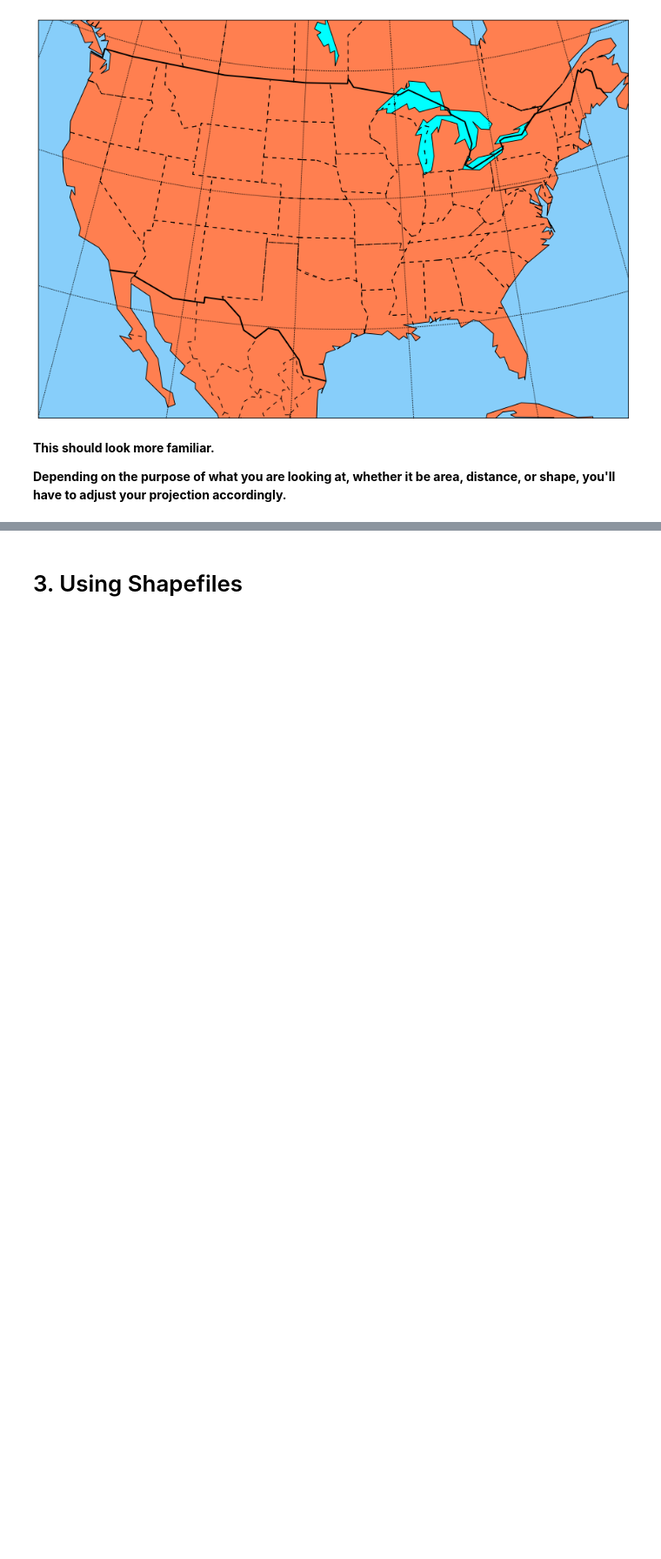
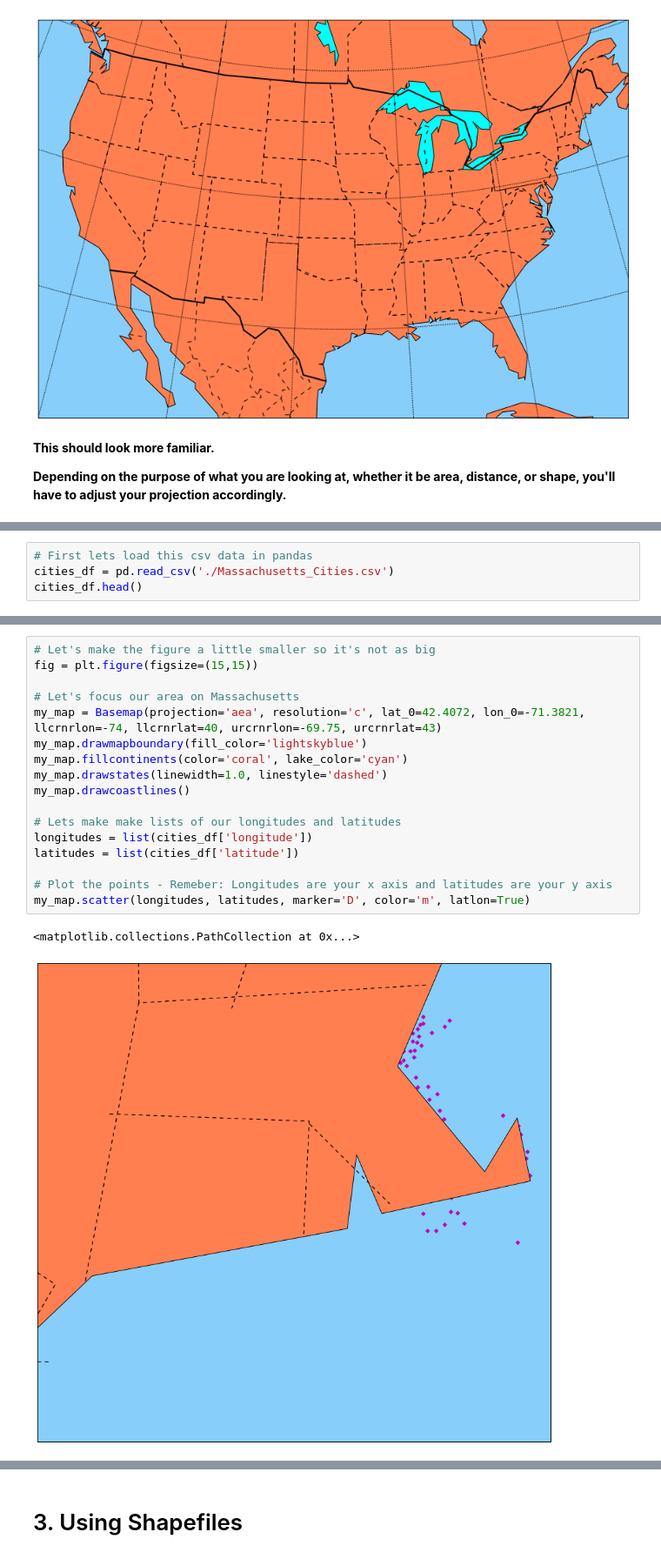
Before and after one commit to CMantell/Basemap-Tutorial, a Jupyter notebook: Mapping.ipynb, the cells around one changed output, grey strips where cells are left out. Shown at 87% size. Cells and saved outputs as stored; diff of their text form; blank space fills up the shorter version.

Commit message:
Adding XY data

```diff
--- a/Mapping.ipynb
+++ b/Mapping.ipynb
@@ -283,0 +301,4 @@ my_map.drawcoastlines()
+# %%
+# First lets load this csv data in pandas
+cities_df = pd.read_csv('./Massachusetts_Cities.csv')
+cities_df.head()
@@ -283,0 +316,20 @@ my_map.drawcoastlines()
+# %%
+# Let's make the figure a little smaller so it's not as big
+fig = plt.figure(figsize=(15,15))
+
+# Let's focus our area on Massachusetts
+my_map = Basemap(projection='aea', resolution='c', lat_0=42.4072, lon_0=-71.3821, llcrnrlon=-74, llcrnrlat=40, urcrnrlon=-69.75, urcrnrlat=43)
+my_map.drawmapboundary(fill_color='lightskyblue')
+my_map.fillcontinents(color='coral', lake_color='cyan')
+my_map.drawstates(linewidth=1.0, linestyle='dashed')
+my_map.drawcoastlines()
+
+# Lets make make lists of our longitudes and latitudes
+longitudes = list(cities_df['longitude'])
+latitudes = list(cities_df['latitude'])
+
+# Plot the points - Remeber: Longitudes are your x axis and latitudes are your y axis
+my_map.scatter(longitudes, latitudes, marker='D', color='m', latlon=True)
+# %% [output]
+<matplotlib.collections.PathCollection at 0x...>
+[figure, added]
```
Also changed, not shown: parts of 17 cells of this notebook, 1 other file.
